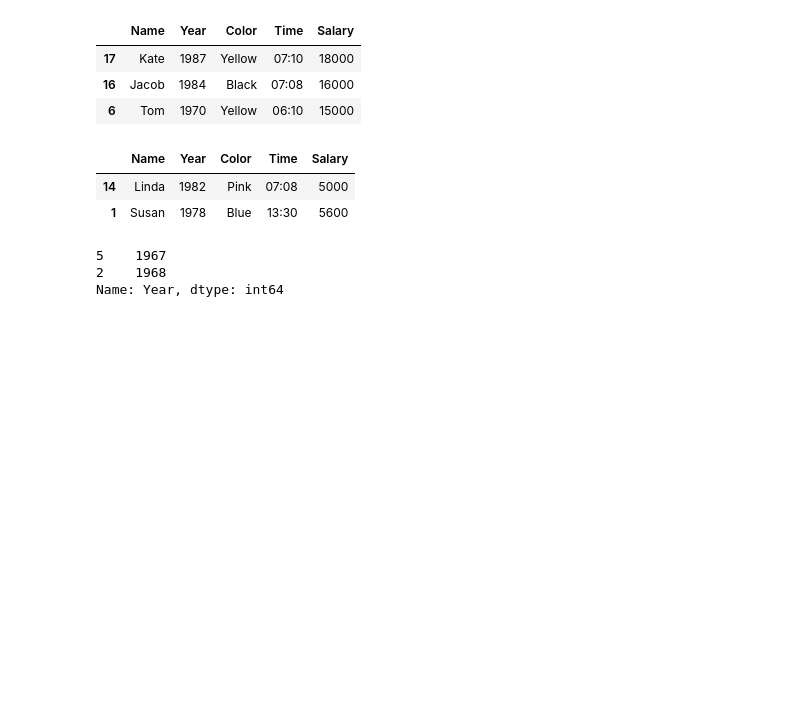
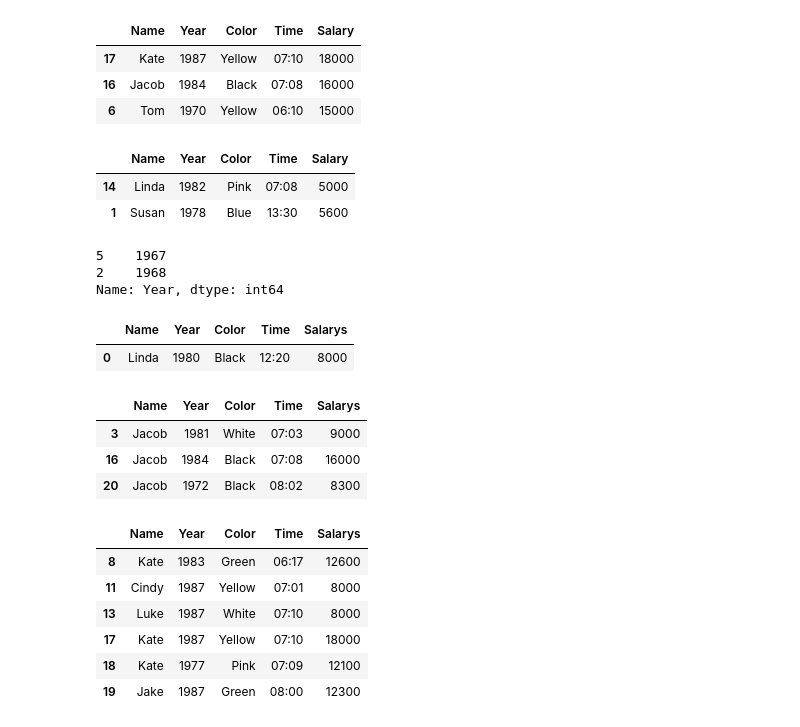
Before and after one commit to agafrac/PandasExc, a Jupyter notebook: DataFramesExtraction.ipynb, the cells around one changed output. Saved outputs shown, nothing was run; the diff lists cells and outputs as text; code cells hidden in the pictures; blank space fills up the shorter version.

```diff
--- a/DataFramesExtraction.ipynb
+++ b/DataFramesExtraction.ipynb
@@ -213,3 +213,26 @@ fram["Year"].nsmallest(2)
 5    1967
 2    1968
 Name: Year, dtype: int64
+# %%
+fram.columns = [new_col.replace("y", "ys") for new_col in fram.columns]
+fram.head(1)
+# %% [output]
+|  | Name | Year | Color | Time | Salarys |
+| 0 | Linda | 1980 | Black | 12:20 | 8000 |
+# %%
+fram.query('Name == "Jacob"')
+# %% [output]
+|  | Name | Year | Color | Time | Salarys |
+| 3 | Jacob | 1981 | White | 07:03 | 9000 |
+| 16 | Jacob | 1984 | Black | 07:08 | 16000 |
+| 20 | Jacob | 1972 | Black | 08:02 | 8300 |
+# %%
+fram.query("Name == 'Kate' or Year == 1987")
+# %% [output]
+|  | Name | Year | Color | Time | Salarys |
+| 8 | Kate | 1983 | Green | 06:17 | 12600 |
+| 11 | Cindy | 1987 | Yellow | 07:01 | 8000 |
+| 13 | Luke | 1987 | White | 07:10 | 8000 |
+| 17 | Kate | 1987 | Yellow | 07:10 | 18000 |
+| 18 | Kate | 1977 | Pink | 07:09 | 12100 |
+| 19 | Jake | 1987 | Green | 08:00 | 12300 |
```
